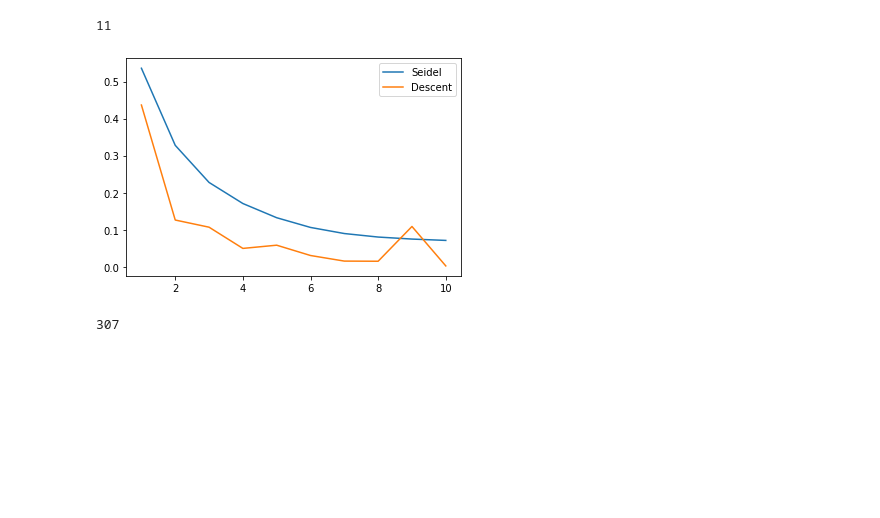
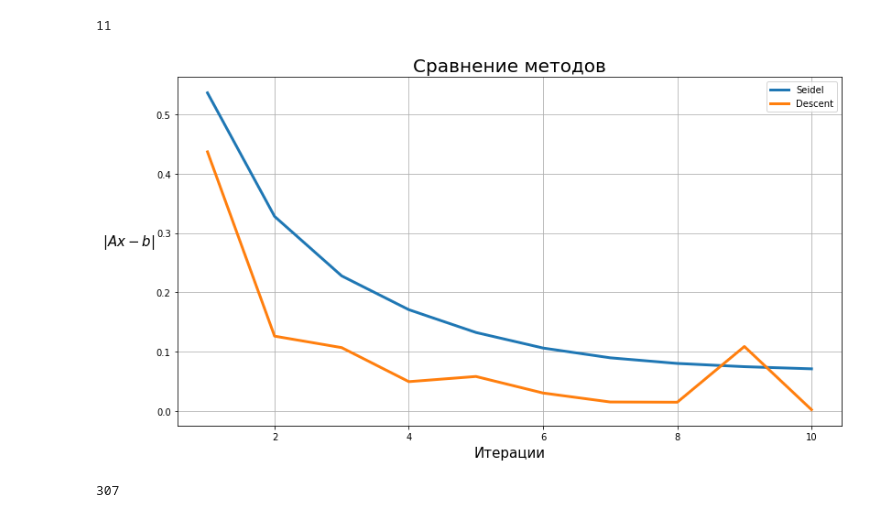
Before and after one commit to hazzus/numanal-hw2, a Jupyter notebook: vis/Graphs.ipynb, the cells around one changed output. Cells and saved outputs as stored; diff of their text form; code cells hidden in the pictures; blank space fills up the shorter version.

Commit message:
Change graphs

```diff
--- a/vis/Graphs.ipynb
+++ b/vis/Graphs.ipynb
@@ -16,7 +21,8 @@ len(seidel2_dominated)
 # %% [output]
 38
 # %%
-with open('../task5/iterations_dominated') as f: descent_dominated = list(map(float, f.read().split()))
+with open('../task5/iterations_dominated') as f:
+    descent_dominated = list(map(float, f.read().split()))
 len(descent_dominated)
 # %% [output]
 11
@@ -23,3 +33,3 @@ len(descent_dominated)
 # %%
 minlen = min(list(map(len, [jacobi_dominated, seidel_dominated, seidel2_dominated, descent_dominated])))
-iters = list(range(maxlen))
+minlen
@@ -38,19 +67,27 @@ plt.show()
 # %%
-with open('../task3/iterations_random') as f: seidel_random = list(map(float, f.read().split()))
+with open('../task3/iterations_random') as f:
+    seidel_random = list(map(float, f.read().split()))
 len(seidel_random)
 # %% [output]
 414
 # %%
-with open('../task5/iterations_random') as f: descent_random = list(map(float, f.read().split()))
+with open('../task5/iterations_random') as f:
+    descent_random = list(map(float, f.read().split()))
 len(descent_random)
 # %% [output]
 11
 # %%
-plt.plot(iters[1:len(descent_random)], seidel_random[1:len(descent_random)], label="Seidel")
-plt.plot(iters[1:len(descent_random)], descent_random[1:], label="Descent")
+fig, axs = plt.subplots(1, 1, figsize=(13, 7))
+
+plt.plot(iters[1:len(descent_random)], seidel_random[1:len(descent_random)], label='Seidel', linewidth=3)
+plt.plot(iters[1:len(descent_random)], descent_random[1:], label='Descent', linewidth=3)
+plt.ylabel('$|Ax - b|$', rotation=0, fontsize=15, labelpad=30)
+plt.xlabel('Итерации', rotation=0, fontsize=15, labelpad=5)
+plt.title('Сравнение методов', fontsize=20)
 plt.legend()
-plt.savefig('./graphs/random.png', dpi=100)
-plt.show()
+plt.grid(True)
+
+plt.savefig('./graphs/randomNew.png', dpi=300)
 # %% [output]
-[figure, old version]
+[figure, new version]
 # %%
```
Also changed, not shown: parts of 11 cells of this notebook, 3 other files.
